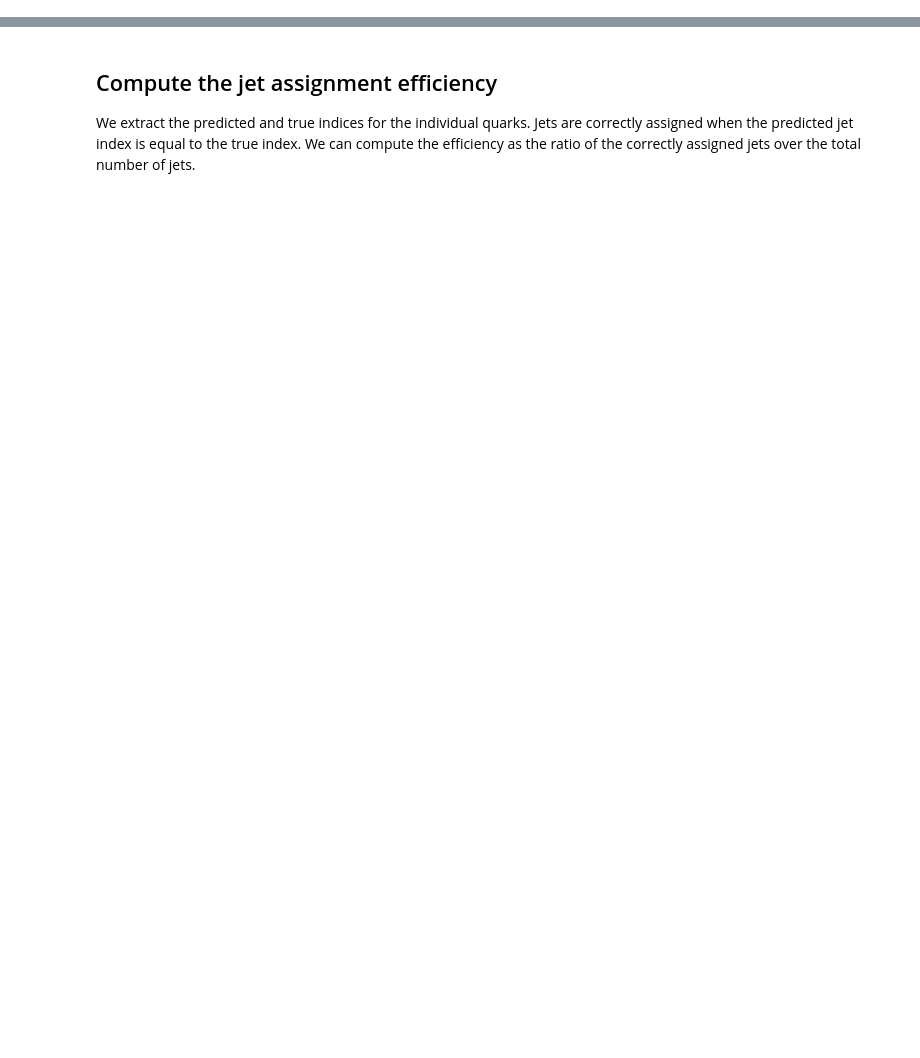
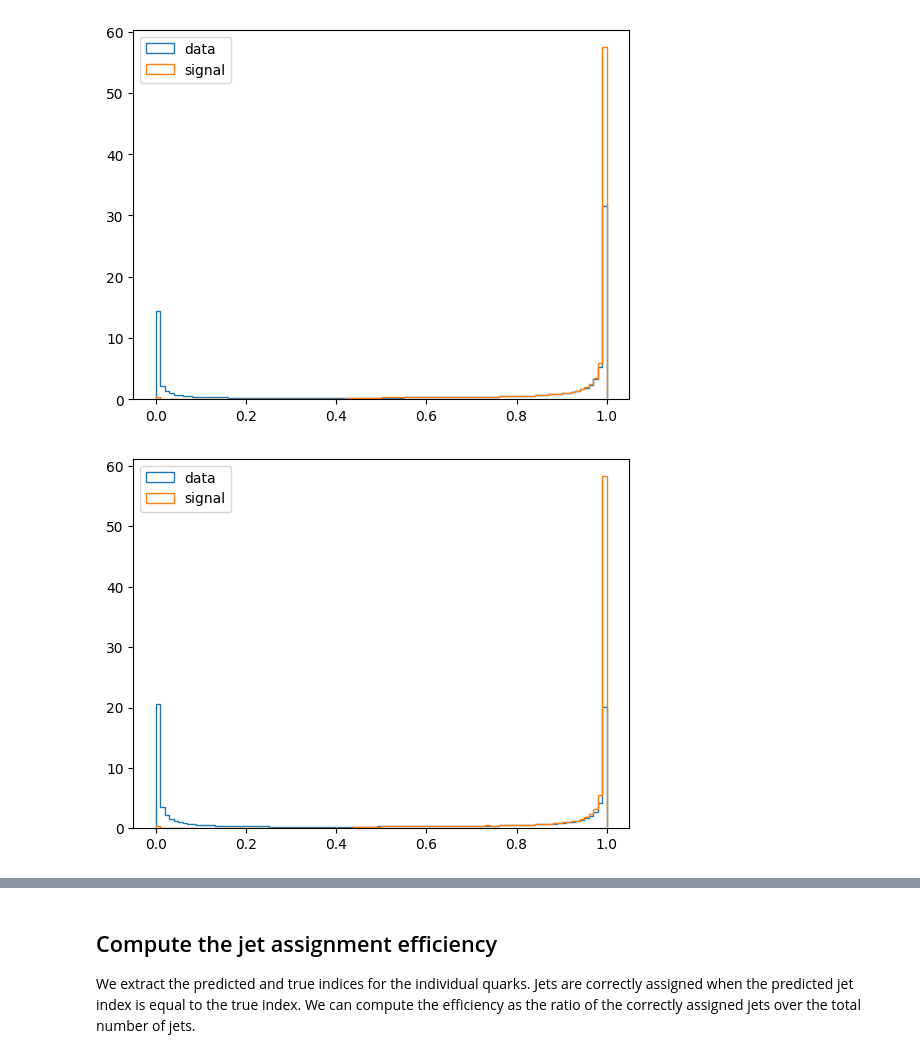
Before and after one commit to thierryharte/HH4b_SPANet, a Jupyter notebook: notebooks/predictions.ipynb, the cells around one changed output, grey strips where cells are left out. Drawn from its saved outputs; the diff is of its cells as text; code cells hidden in the pictures; blank space fills up the shorter version.

```diff
--- a/notebooks/predictions.ipynb
+++ b/notebooks/predictions.ipynb
@@ -25,0 +60,18 @@ df_pred = h5py.File(filename_pred,'r')
+# %%
+h1_data=df_pred1["TARGETS"]["h1"]["assignment_probability"][()]
+h2_data=df_pred1["TARGETS"]["h2"]["assignment_probability"][()]
+h1_sig=df_pred2["TARGETS"]["h1"]["assignment_probability"][()]
+h2_sig=df_pred2["TARGETS"]["h2"]["assignment_probability"][()]
+
+plt.hist(h1_data,bins=100,range=(0,1),histtype='step',label="data", density=True)
+plt.hist(h1_sig,bins=100,range=(0,1),histtype='step',label="signal", density=True)
+plt.legend()
+plt.show()
+
+plt.hist(h2_data,bins=100,range=(0,1),histtype='step',label="data", density=True)
+plt.hist(h2_sig,bins=100,range=(0,1),histtype='step',label="signal", density=True)
+plt.legend()
+plt.show()
+# %% [output]
+[figure, added]
+[figure, added]
```
Also changed, not shown: parts of 19 cells of this notebook, 1 other file.
